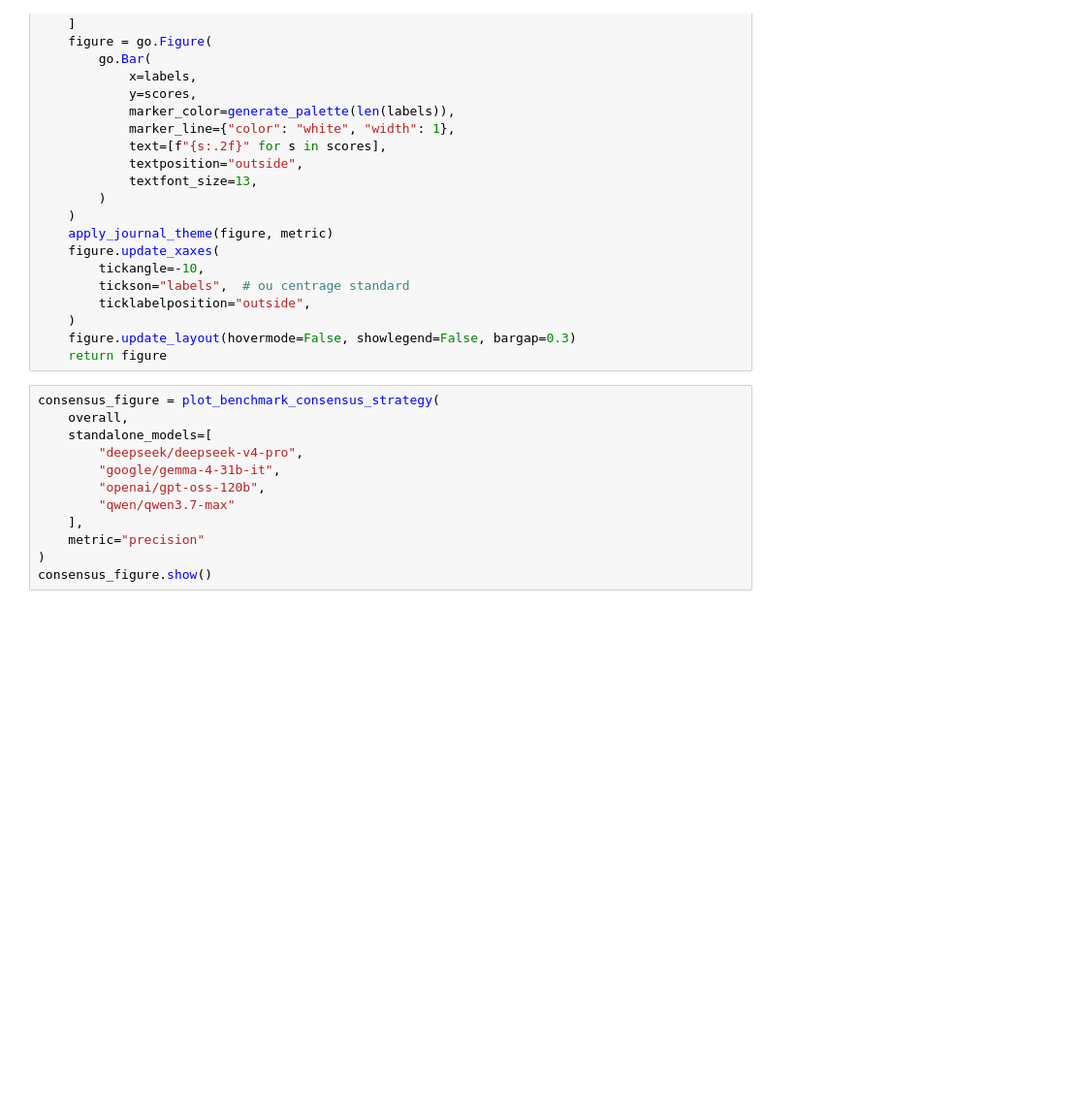
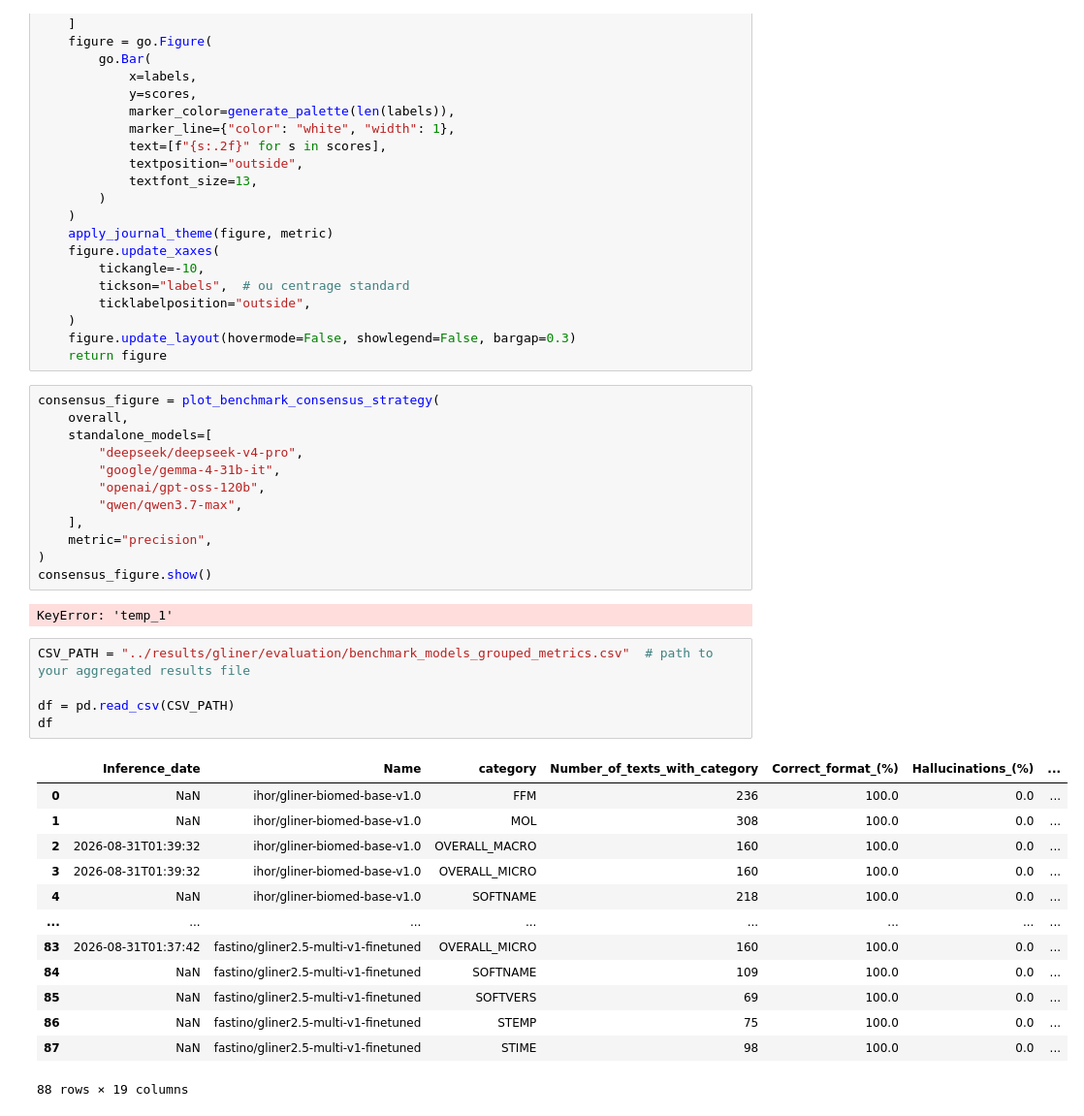
Before and after one commit to MDverse/mdner_llm, a Jupyter notebook: notebooks/plot_ner_performance.ipynb, the cells around one changed output. Shown at 97% size. Drawn from its saved outputs; the diff is of its cells as text; blank space fills up the shorter version.

```diff
--- a/notebooks/plot_ner_performance.ipynb
+++ b/notebooks/plot_ner_performance.ipynb
@@ -254,8 +270,29 @@ consensus_figure = plot_benchmark_consensus_strategy(
         "deepseek/deepseek-v4-pro",
         "google/gemma-4-31b-it",
         "openai/gpt-oss-120b",
-        "qwen/qwen3.7-max"
+        "qwen/qwen3.7-max",
     ],
-    metric="precision"
+    metric="precision",
 )
 consensus_figure.show()
+# %% [output]
+KeyError: 'temp_1'
+# %%
+CSV_PATH = "../results/gliner/evaluation/benchmark_models_grouped_metrics.csv"  # path to your aggregated results file
+
+df = pd.read_csv(CSV_PATH)
+df
+# %% [output]
+|  | Inference_date | Name | category | Number_of_texts_with_category | Correct_format_(%) | Hallucinations_(%) | ... |
+| 0 | NaN | ihor/gliner-biomed-base-v1.0 | FFM | 236 | 100.0 | 0.0 | ... |
+| 1 | NaN | ihor/gliner-biomed-base-v1.0 | MOL | 308 | 100.0 | 0.0 | ... |
+| 2 | 2026-08-31T01:39:32 | ihor/gliner-biomed-base-v1.0 | OVERALL_MACRO | 160 | 100.0 | 0.0 | ... |
+| 3 | 2026-08-31T01:39:32 | ihor/gliner-biomed-base-v1.0 | OVERALL_MICRO | 160 | 100.0 | 0.0 | ... |
+| 4 | NaN | ihor/gliner-biomed-base-v1.0 | SOFTNAME | 218 | 100.0 | 0.0 | ... |
+| ... | ... | ... | ... | ... | ... | ... | ... |
+| 83 | 2026-08-31T01:37:42 | fastino/gliner2.5-multi-v1-finetuned | OVERALL_MICRO | 160 | 100.0 | 0.0 | ... |
+| 84 | NaN | fastino/gliner2.5-multi-v1-finetuned | SOFTNAME | 109 | 100.0 | 0.0 | ... |
+| 85 | NaN | fastino/gliner2.5-multi-v1-finetuned | SOFTVERS | 69 | 100.0 | 0.0 | ... |
+| 86 | NaN | fastino/gliner2.5-multi-v1-finetuned | STEMP | 75 | 100.0 | 0.0 | ... |
+| 87 | NaN | fastino/gliner2.5-multi-v1-finetuned | STIME | 98 | 100.0 | 0.0 | ... |
+88 rows × 19 columns
```
Also changed, not shown: parts of 8 cells of this notebook, 2 other files.
